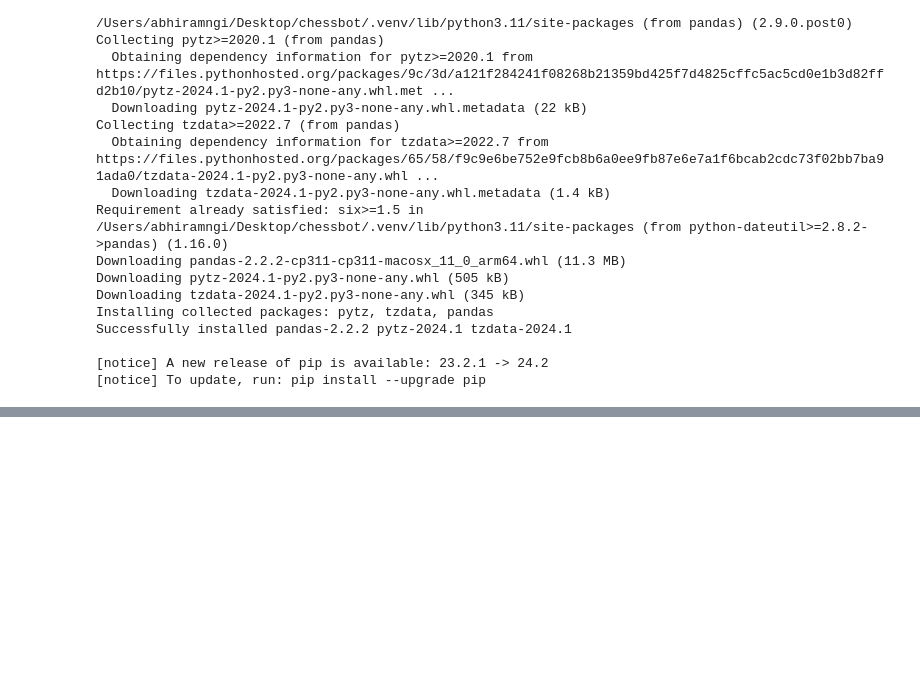
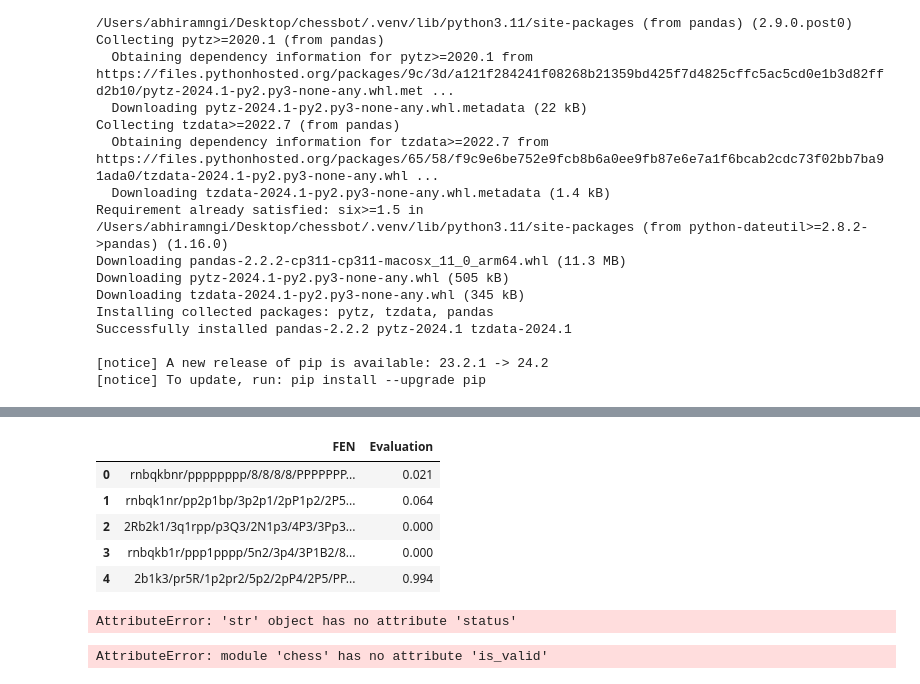
Before and after one commit to AbhiramMngi/chessbot, a Jupyter notebook: trainer/test.ipynb, the cells around one changed output, grey strips where cells are left out. Cells and saved outputs as stored; diff of their text form; code cells hidden in the pictures; blank space fills up the shorter version.

```diff
--- a/trainer/test.ipynb
+++ b/trainer/test.ipynb
@@ -167,0 +166,33 @@ KeyError: 0
+# %%
+import chess
+import pandas as pd
+
+data = pd.read_csv('../lichess-evals.csv', index_col="Unnamed: 0")
+
+data.head()
+# board = chess.Board()
+# def is_valid(pos):
+#     try:
+#         board.set_fen(pos)
+#     except:
+#         return False
+#     return True
+# flag = data["FEN"].apply(is_valid).head()
+# data[data["Evaluation"].apply(is_valid)]
+# %% [output]
+|  | FEN | Evaluation |
+| 0 | rnbqkbnr/pppppppp/8/8/8/8/PPPPPPP... | 0.021 |
+| 1 | rnbqk1nr/pp2p1bp/3p2p1/2pP1p2/2P5... | 0.064 |
+| 2 | 2Rb2k1/3q1rpp/p3Q3/2N1p3/4P3/3Pp3... | 0.000 |
+| 3 | rnbqkb1r/ppp1pppp/5n2/3p4/3P1B2/8... | 0.000 |
+| 4 | 2b1k3/pr5R/1p2pr2/5p2/2pP4/2P5/PP... | 0.994 |
+# %%
+%timeit
+import chess
+chess.Board.is_valid(data["FEN"][0])
+# %% [output]
+AttributeError: 'str' object has no attribute 'status'
+# %%
+data
+# %% [output]
+AttributeError: module 'chess' has no attribute 'is_valid'
```
Also changed, not shown: parts of 2 cells of this notebook, 5 other files.
